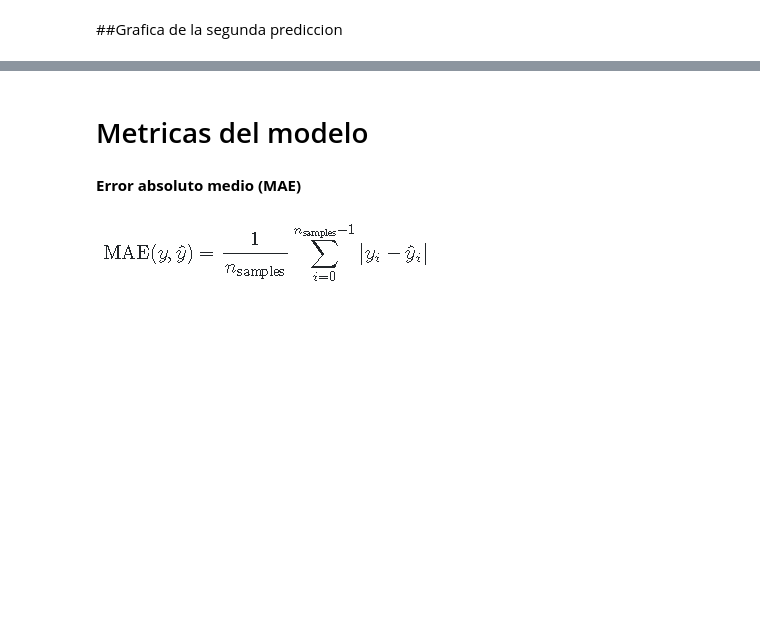
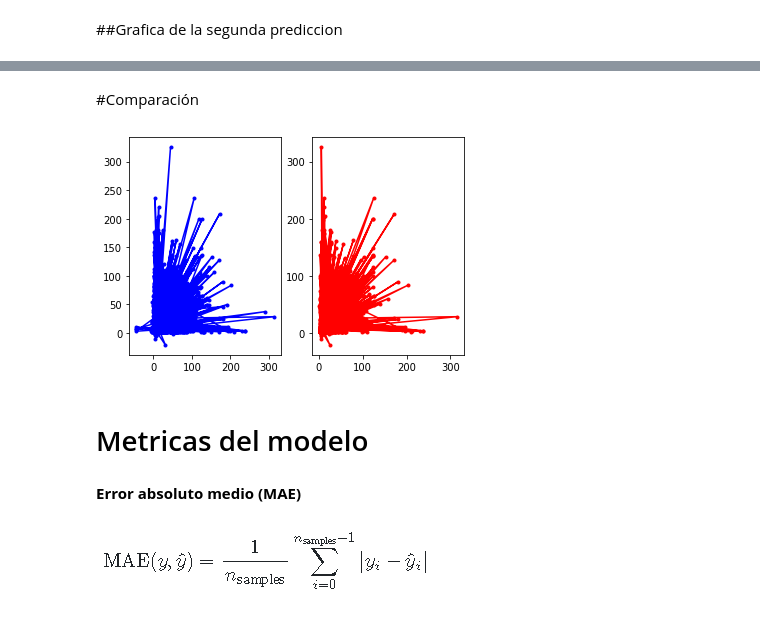
Before and after one commit to Roberto-Cerna/Predicting-Fare-Amount-From-Taxis, a Jupyter notebook: PC_2.ipynb, the cells around one changed output, grey strips where cells are left out. Cells and saved outputs as stored; diff of their text form; code cells hidden in the pictures; blank space fills up the shorter version.

```diff
--- a/PC_2.ipynb
+++ b/PC_2.ipynb
@@ -378,3 +379,16 @@ plt.show()
+# %% [markdown]
+#Comparación
+# %%
+fig, ax = plt.subplots(1,2)
+
+ax[0].plot(x_1 ,y_1 , marker='.' ,color ='b')
+plt.yticks([0,100,200,300])
+
+ax[1].plot(x_2 ,y_2 , marker='.',color ='r')
+plt.yticks([0,100,200,300])
+plt.show()
+# %% [output]
+[figure, added]
 # %% [markdown]
 # Metricas del modelo
 # %% [markdown]
```
Also changed, not shown: parts of 4 cells of this notebook.
